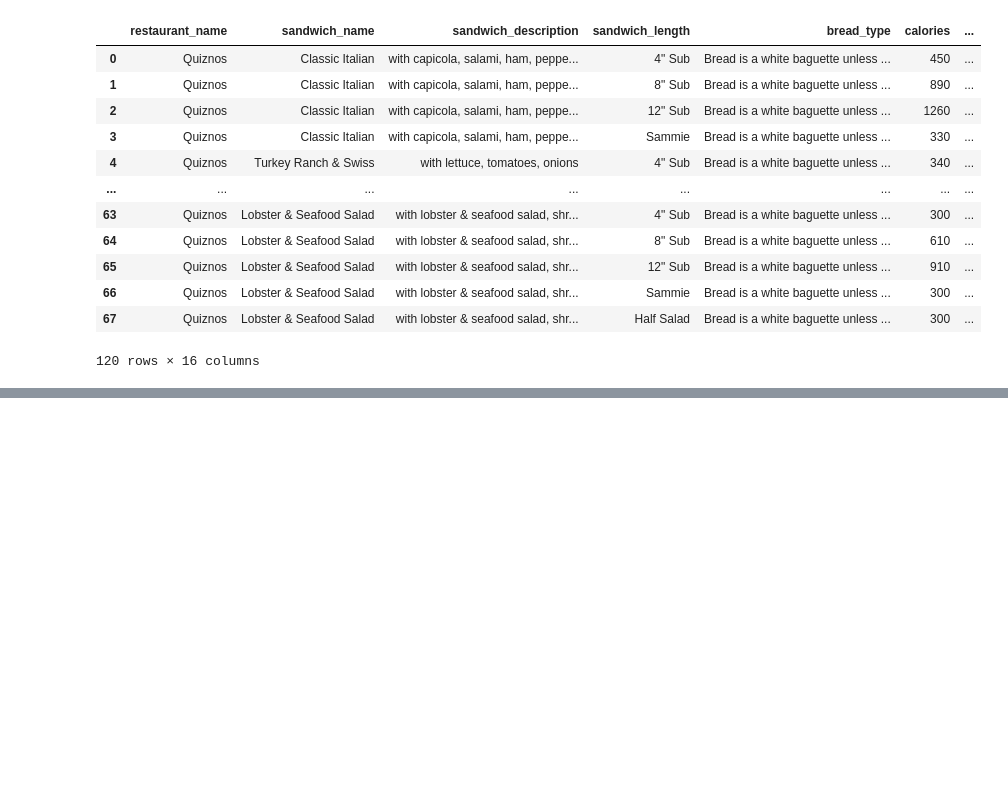
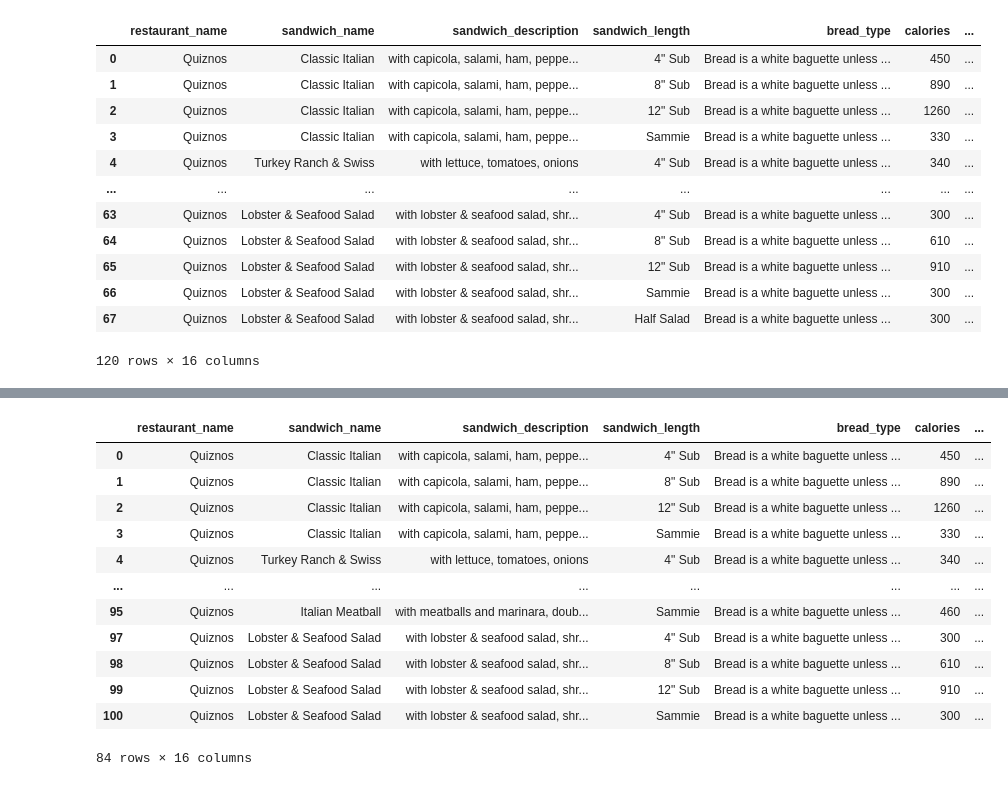
Before and after one commit to Jen-Dean/Consumer_ETL, a Jupyter notebook: Quiznos/Quiznos Sandwich Data.ipynb, the cells around one changed output, grey strips where cells are left out. Drawn from its saved outputs; the diff is of its cells as text; code cells hidden in the pictures; blank space fills up the shorter version.

Commit message:
Fixed csv by removing salads, updated .txt file with planning

```diff
--- a/Quiznos/Quiznos Sandwich Data.ipynb
+++ b/Quiznos/Quiznos Sandwich Data.ipynb
@@ -213,0 +214,21 @@ quiznos_df_final
+# %%
+#drop rows were value in 'sandwich length' is 'Half Salad' or 'Full Salad'
+quiznos_df_final['sandwich_length'].value_counts()
+#There are 19 'Half Salad' and 17 'Full Salad' values
+quiznos_df_final.drop(quiznos_df_final.loc[quiznos_df_final['sandwich_length']== 'Half Salad'].index, inplace=True)
+quiznos_df_final.drop(quiznos_df_final.loc[quiznos_df_final['sandwich_length']== 'Full Salad'].index, inplace=True)
+quiznos_df_final
+# %% [output]
+|  | restaurant_name | sandwich_name | sandwich_description | sandwich_length | bread_type | calories | ... |
+| 0 | Quiznos | Classic Italian | with capicola, salami, ham, peppe... | 4" Sub | Bread is a white baguette unless ... | 450 | ... |
+| 1 | Quiznos | Classic Italian | with capicola, salami, ham, peppe... | 8" Sub | Bread is a white baguette unless ... | 890 | ... |
+| 2 | Quiznos | Classic Italian | with capicola, salami, ham, peppe... | 12" Sub | Bread is a white baguette unless ... | 1260 | ... |
+| 3 | Quiznos | Classic Italian | with capicola, salami, ham, peppe... | Sammie | Bread is a white baguette unless ... | 330 | ... |
+| 4 | Quiznos | Turkey Ranch & Swiss | with lettuce, tomatoes, onions | 4" Sub | Bread is a white baguette unless ... | 340 | ... |
+| ... | ... | ... | ... | ... | ... | ... | ... |
+| 95 | Quiznos | Italian Meatball | with meatballs and marinara, doub... | Sammie | Bread is a white baguette unless ... | 460 | ... |
+| 97 | Quiznos | Lobster & Seafood Salad | with lobster & seafood salad, shr... | 4" Sub | Bread is a white baguette unless ... | 300 | ... |
+| 98 | Quiznos | Lobster & Seafood Salad | with lobster & seafood salad, shr... | 8" Sub | Bread is a white baguette unless ... | 610 | ... |
+| 99 | Quiznos | Lobster & Seafood Salad | with lobster & seafood salad, shr... | 12" Sub | Bread is a white baguette unless ... | 910 | ... |
+| 100 | Quiznos | Lobster & Seafood Salad | with lobster & seafood salad, shr... | Sammie | Bread is a white baguette unless ... | 300 | ... |
+84 rows × 16 columns
```
Also changed, not shown: parts of 2 cells of this notebook, 3 other files.
